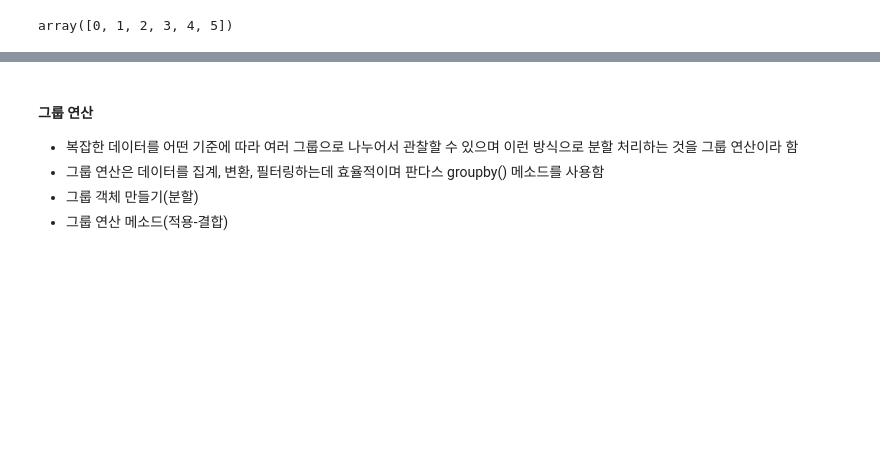
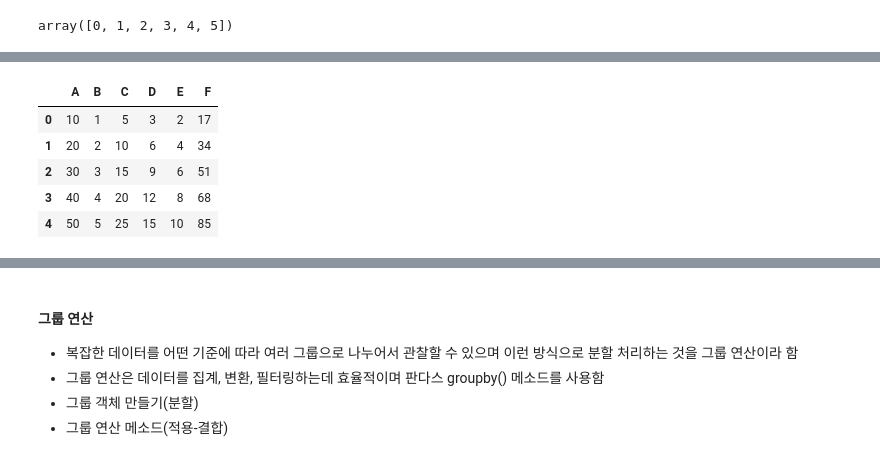
Before and after one commit to H-wooks/KITA_2024, a Jupyter notebook: M3_분석라이브러리/Pandas/Pandas_2_연산.ipynb, the cells around one changed output, grey strips where cells are left out. Cells and saved outputs as stored; diff of their text form; code cells hidden in the pictures; blank space fills up the shorter version.

```diff
--- a/M3_분석라이브러리/Pandas/Pandas_2_연산.ipynb
+++ b/M3_분석라이브러리/Pandas/Pandas_2_연산.ipynb
@@ -236,0 +340,22 @@ array([0, 1, 2, 3, 4, 5])
+# %%
+# Task4_0528. df에서 세 열의 값을 더하여 새로운 컬럼을 생성한 후 출력하세요.
+import pandas as pd
+
+# 데이터프레임 생성
+df = pd.DataFrame({
+    "A": [10, 20, 30, 40, 50],
+    "B": [1, 2, 3, 4, 5],
+    "C": [5, 10, 15, 20, 25],
+    "D": [3, 6, 9, 12, 15],
+    "E": [2, 4, 6, 8, 10]
+})
+df['F']=df[['A','C','E']].sum(axis=1)
+df['F']=df['A']+df['C']+df['E']
+df
+# %% [output]
+|  | A | B | C | D | E | F |
+| 0 | 10 | 1 | 5 | 3 | 2 | 17 |
+| 1 | 20 | 2 | 10 | 6 | 4 | 34 |
+| 2 | 30 | 3 | 15 | 9 | 6 | 51 |
+| 3 | 40 | 4 | 20 | 12 | 8 | 68 |
+| 4 | 50 | 5 | 25 | 15 | 10 | 85 |
```
Also changed, not shown: parts of 47 cells of this notebook, 1 other file.
